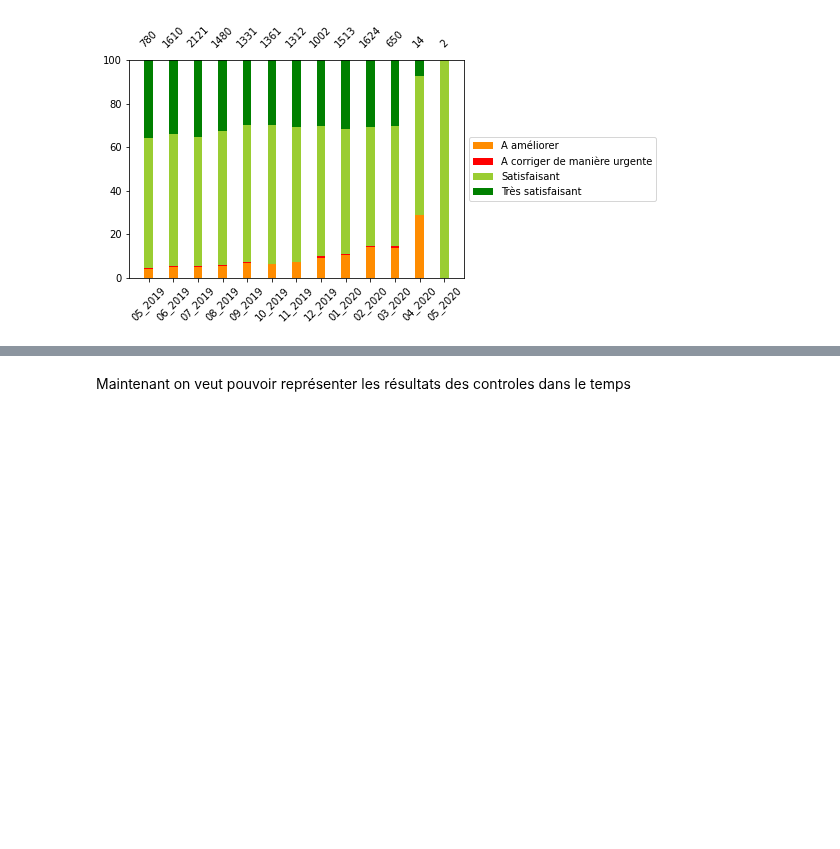
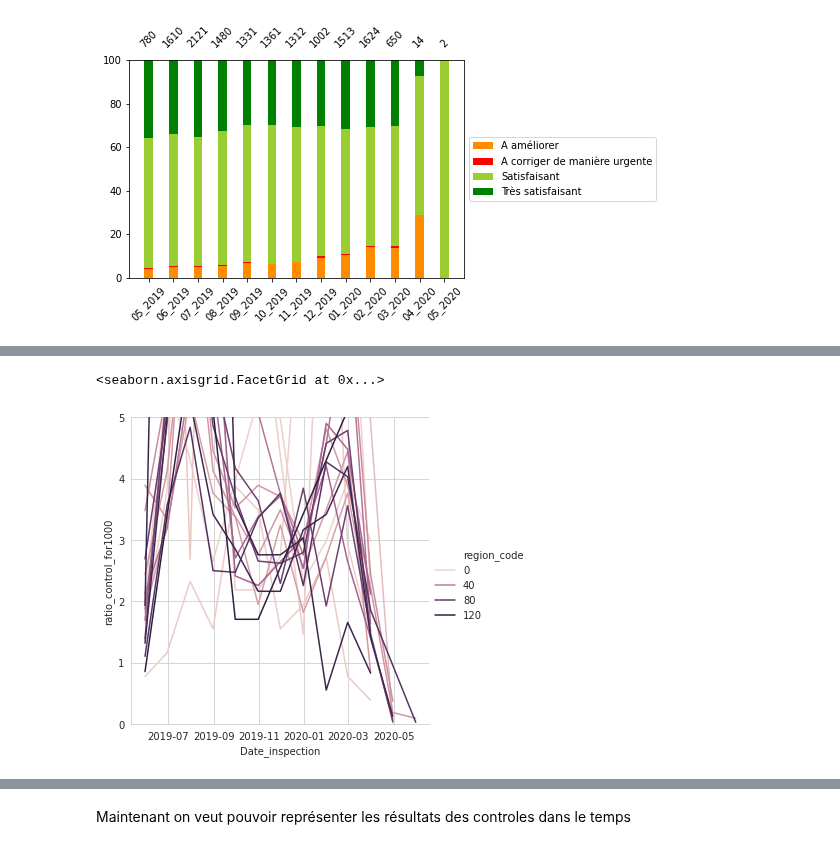
Before and after one commit to etalab-ia/ami-ia, a Jupyter notebook: notebooks/ami_ia_dataviz_rr.ipynb, the cells around one changed output, grey strips where cells are left out. Cells and saved outputs as stored; diff of their text form; code cells hidden in the pictures; blank space fills up the shorter version.

```diff
--- a/notebooks/ami_ia_dataviz_rr.ipynb
+++ b/notebooks/ami_ia_dataviz_rr.ipynb
@@ -574,0 +468,7 @@ df_grouped_few_inspections.head()
+# %%
+#keep only original columns + regions
+columns = cp_restaurant.columns.tolist()
+columns += ['region_name', 'region_code']
+restaurants_with_regions = restaurants_with_regions.filter(items=columns)
+#remove duplicates
+restaurants_with_regions.drop_duplicates(ignore_index=True, inplace= True)
@@ -574,0 +484,13 @@ df_grouped_few_inspections.head()
+# %%
+nb_rest_regions = restaurants_with_regions.groupby(['region_code'])['siret'].count().reset_index(level = 'region_code')
+nb_rest_regions.columns = ['region_code','nb restaurant total']
+nb_rest_regions = pd.merge(nb_rest_regions, df_regions, how= 'left', on = 'region_code')
+# %%
+# on peut maintenant ajouter ces informations à notre tableau
+#clean 'COM' region
+df_inspections.loc[df_inspections['region_code'] == 'COM','region_code'] = '100'
+nb_rest_regions.loc[nb_rest_regions['region_code'] == 'COM','region_code'] = '100'
+# merge the inspection list with the population data
+df_inspections = pd.merge(df_inspections, nb_rest_regions, how= 'left', left_on='region_code', right_on='region_code')
+# this is what we obtained :
+df_inspections.head()
@@ -574,0 +507,7 @@ df_grouped_few_inspections.head()
+# %%
+sns.set_style("whitegrid")
+g = sns.relplot(x = 'Date_inspection', y= 'ratio_control_for1000', hue = 'region_code', data= df_inspections, kind = 'line')
+g.set(ylim=(0, 5))
+# %% [output]
+<seaborn.axisgrid.FacetGrid at 0x...>
+[figure, added]
```
Also changed, not shown: parts of 83 cells of this notebook, 1 other file.
